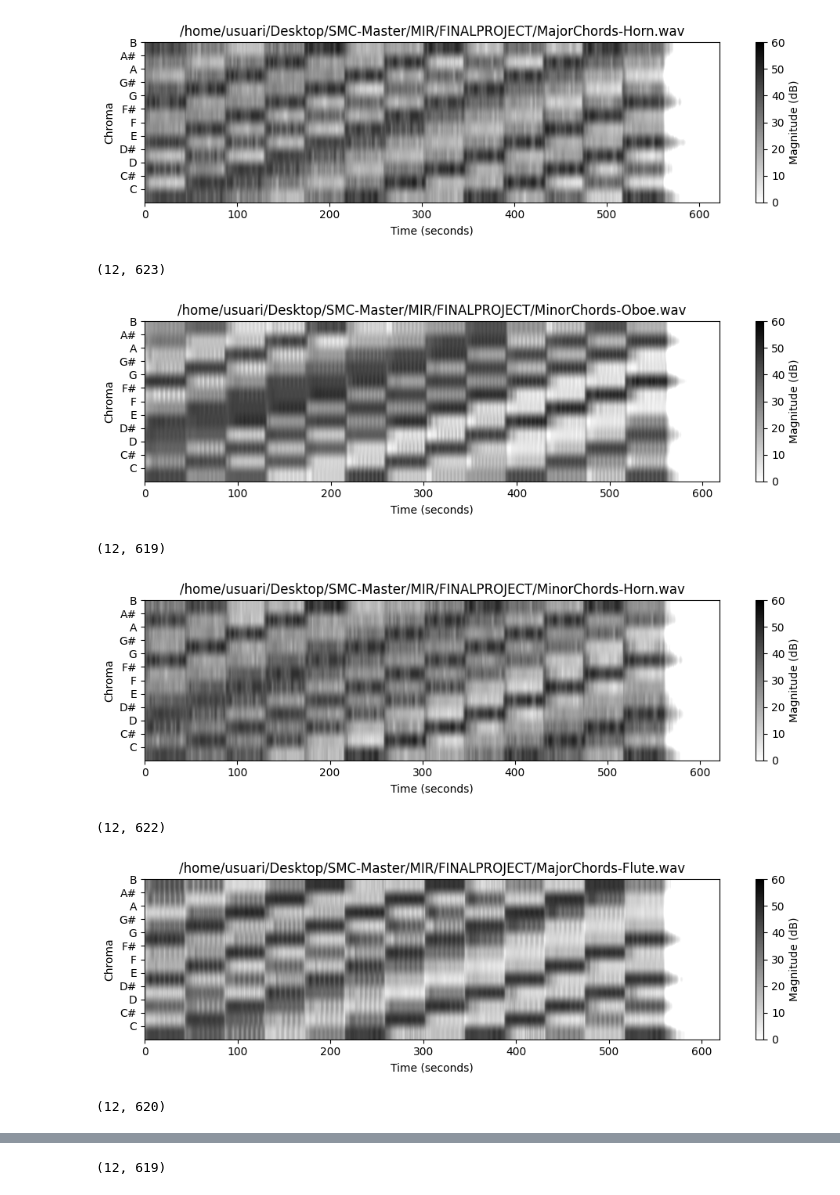
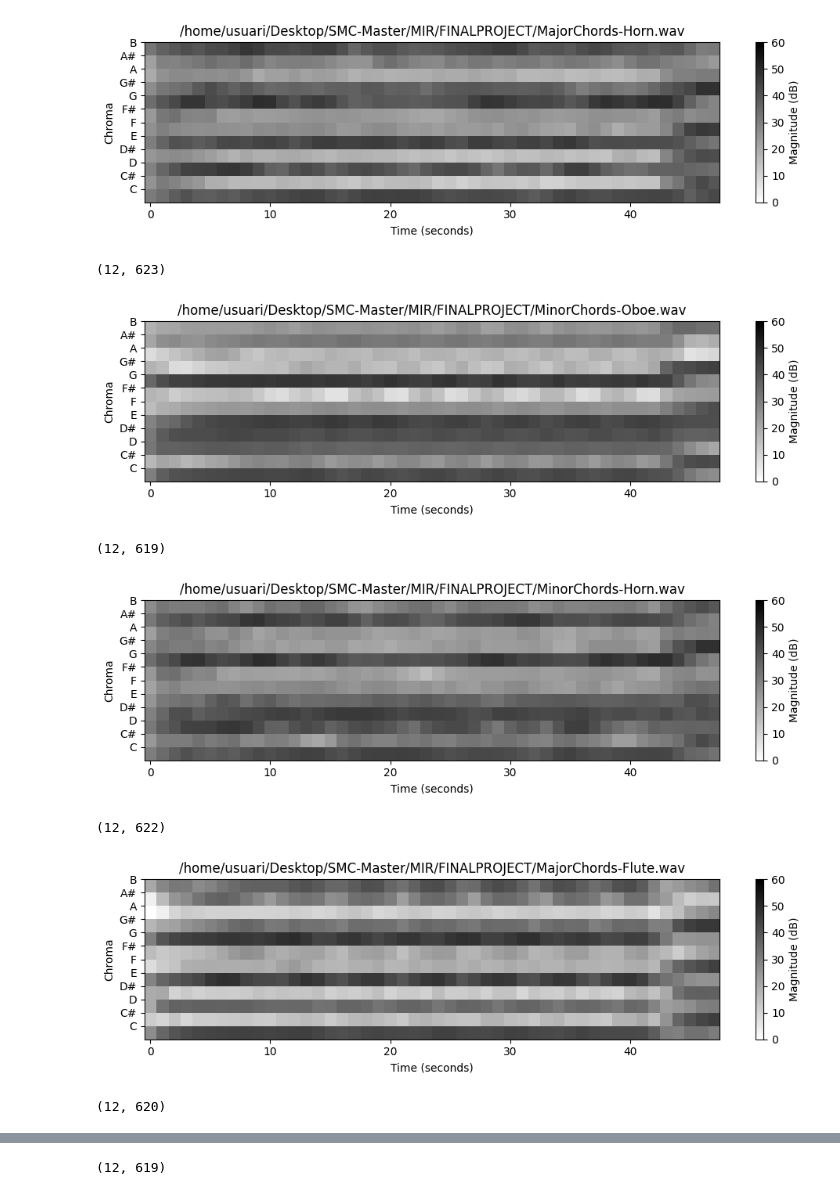
Before and after one commit to oscarboyle/chordclustering, a Jupyter notebook: testing.ipynb, the cells around one changed output, grey strips where cells are left out. Cells and saved outputs as stored; diff of their text form; code cells hidden in the pictures.

```diff
--- a/testing.ipynb
+++ b/testing.ipynb
@@ -1,34 +1,43 @@
 # %%
 import json
 import numpy as np
 import matplotlib.pyplot as plt
 eps = np.finfo(float).eps
 
 with open("chromagrams.json", "r") as f:
     chromagrams = json.load(f)
 
+### THE CHORD CHANGES EVERY 43 FRAMES APPROXIMATELY
+
+allchrom = []
 for key in chromagrams:
     chroma = np.array(chromagrams[key])
 
     fig = plt.figure(figsize=(10, 3))
-    chroma_label = ['C', 'C#', 'D', 'D#', 'E', 'F', 'F#', 'G', 'G#', 'A', 'A#', 'B']
-    plt.imshow(10 * np.log10(eps + chroma), origin='lower', aspect='auto', cmap='gray_r')
+    chroma_label = ['C', 'C#', 'D', 'D#', 'E', 'F',
+    'F#', 'G', 'G#', 'A', 'A#', 'B']
+    plt.imshow(10 * np.log10(eps + chroma)[:, :48], origin='lower', aspect='auto', cmap='gray_r')
     plt.clim([0, 60])
     plt.xlabel('Time (seconds)')
     plt.ylabel('Chroma')
     cbar = plt.colorbar()
     cbar.set_label('Magnitude (dB)')
     plt.yticks(np.arange(12) + 0.5, chroma_label)
     plt.title(key)
     plt.tight_layout()
     plt.show()
     print(chroma.shape)
+
+    # Average chroma features through all the frames of each event
+    chroma = np.array([np.mean(chroma[:, i * 43 : (i + 1) * 43], axis=1) for i in range(12)]).T
+
+    allchrom.append(chroma)
 # %% [output]
-[figure, old version]
+[figure, new version]
 (12, 623)
-[figure, old version]
+[figure, new version]
 (12, 619)
-[figure, old version]
+[figure, new version]
 (12, 622)
-[figure, old version]
+[figure, new version]
 (12, 620)
```
Also changed, not shown: parts of 15 cells of this notebook, 1 other file.
